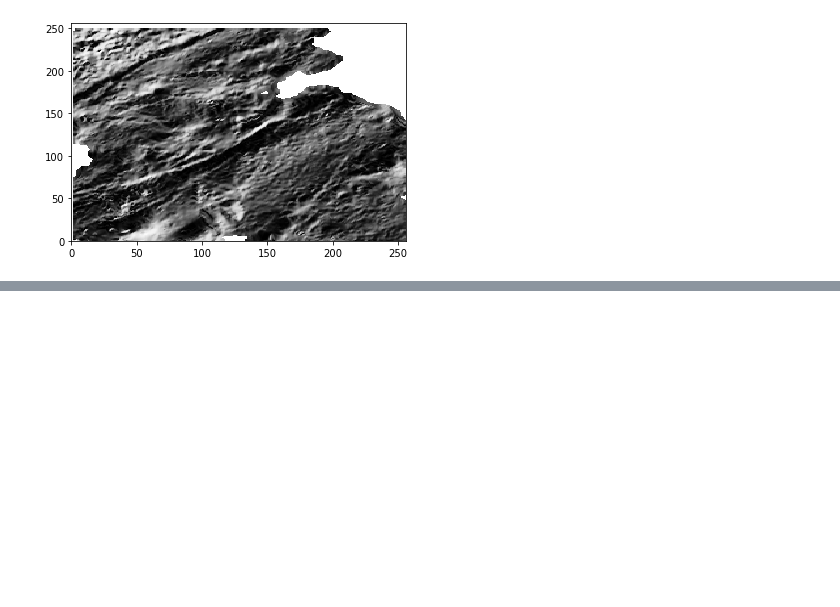
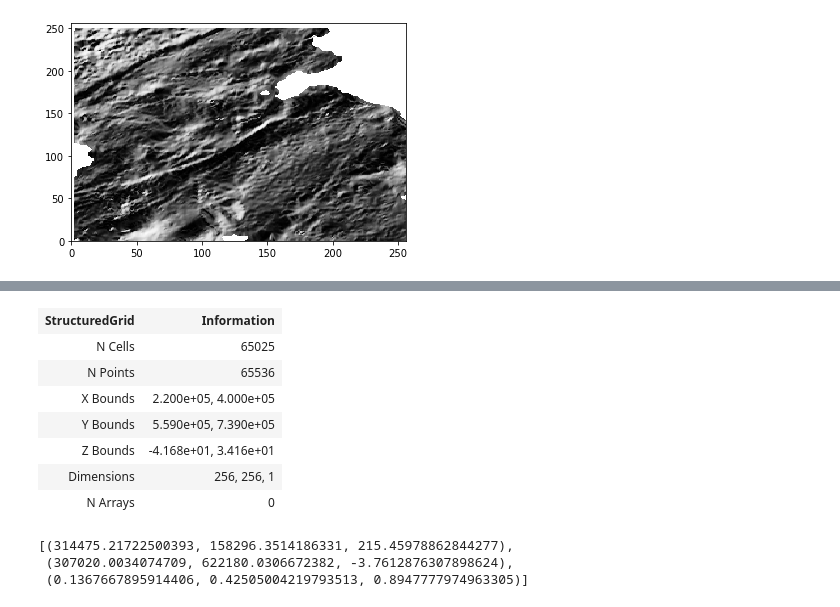
Before and after one commit to Lewis-Khan/Potential_Field_Analysis, a Jupyter notebook: Scotland_Grav_verde.ipynb, the cells around one changed output, grey strips where cells are left out. Saved outputs shown, nothing was run; the diff lists cells and outputs as text; code cells hidden in the pictures; blank space fills up the shorter version.

```diff
--- a/Scotland_Grav_verde.ipynb
+++ b/Scotland_Grav_verde.ipynb
@@ -159,0 +184,14 @@ ax.set_aspect('equal')
+# %%
+x , y = np.meshgrid(mask.easting.data, mask.northing.data)
+pvsurface = pv.StructuredGrid(x, y, mask['Gravity (gu)'].data)
+# %%
+pvsurface
+# %% [output]
+| StructuredGrid | Information |
+| N Cells | 65025 |
+| N Points | 65536 |
+| X Bounds | 2.200e+05, 4.000e+05 |
+| Y Bounds | 5.590e+05, 7.390e+05 |
+| Z Bounds | -4.168e+01, 3.416e+01 |
+| Dimensions | 256, 256, 1 |
+| N Arrays | 0 |
@@ -159,0 +201,16 @@ ax.set_aspect('equal')
+# %%
+cpos = [(307020.0034074709, 622180.0306672382, 509.3678660552463),
+ (307020.0034074709, 622180.0306672382, -3.7612876307898624),
+ (0.0, 1.0, 0.0)]
+
+#Plot figure
+plotter = pv.Plotter(notebook=False)
+plotter.add_mesh(pvsurface, cmap='seismic')
+plotter.set_scale(zscale=1000)
+plotter.show_axes()
+plotter.show_grid()
+plotter.show(cpos=cpos)
+# %% [output]
+[(314475.21722500393, 158296.3514186331, 215.45978862844277),
+ (307020.0034074709, 622180.0306672382, -3.7612876307898624),
+ (0.1367667895914406, 0.42505004219793513, 0.8947777974963305)]
```
Also changed, not shown: parts of 10 cells of this notebook, 3 other files.
